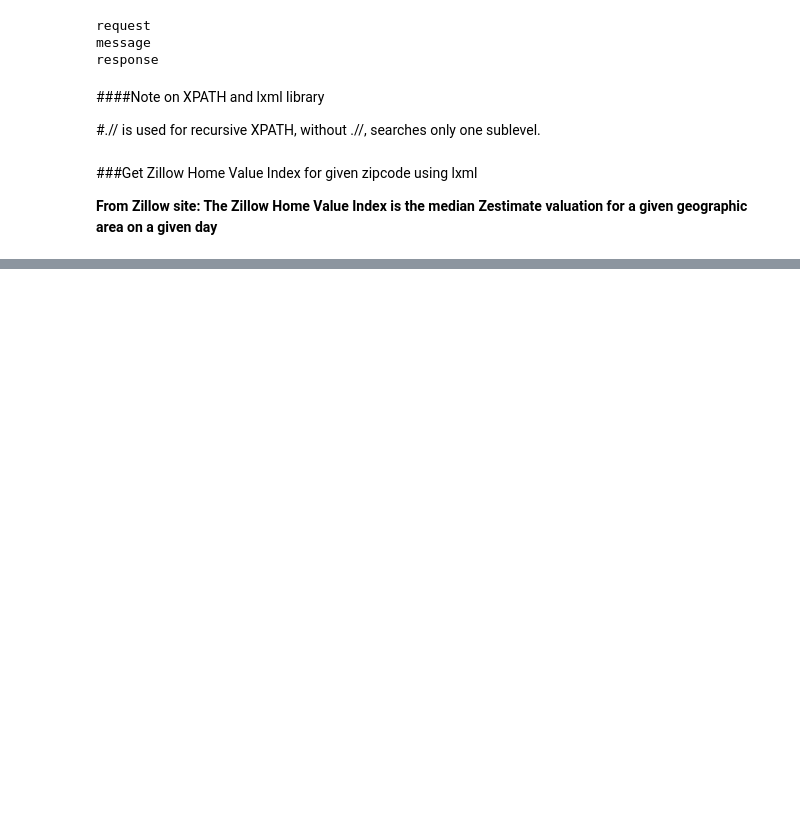
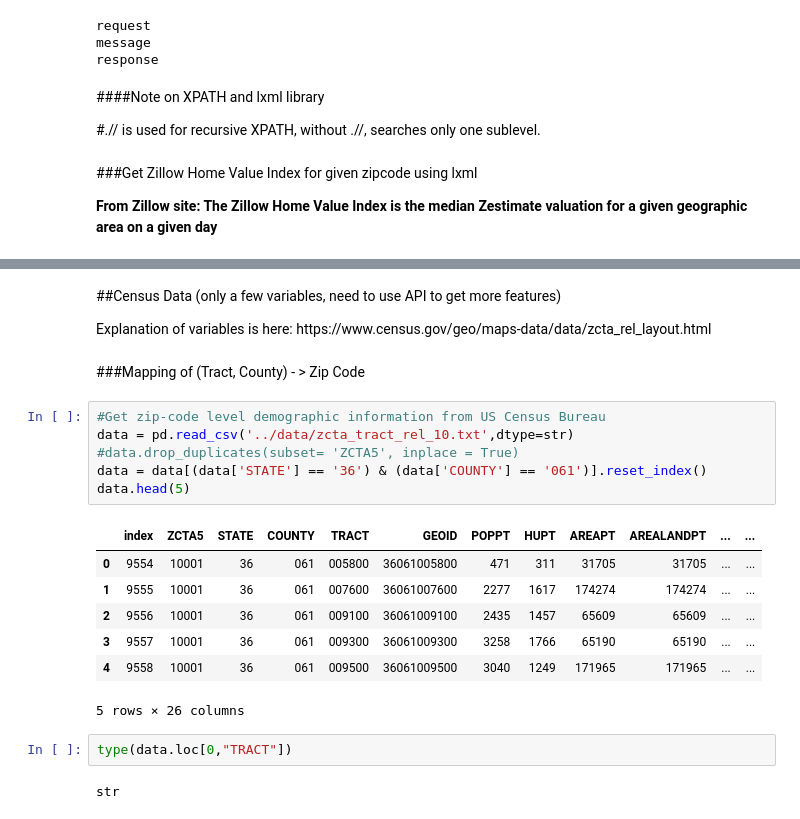
Before and after one commit to luiscvargas/insight_project, a Jupyter notebook: app/market_saturation_first_week.ipynb, the cells around one changed output, grey strips where cells are left out. Saved outputs shown, nothing was run; the diff lists cells and outputs as text; blank space fills up the shorter version.

```diff
--- a/app/market_saturation_first_week.ipynb
+++ b/app/market_saturation_first_week.ipynb
@@ -422,0 +368,23 @@ print zillow_value_index
+# %% [markdown]
+##Census Data (only a few variables, need to use API to get more features)
+<p>Explanation of variables is here: https://www.census.gov/geo/maps-data/data/zcta_rel_layout.html</p>
+# %% [markdown]
+###Mapping of (Tract, County) - > Zip Code
+# %%
+#Get zip-code level demographic information from US Census Bureau
+data = pd.read_csv('../data/zcta_tract_rel_10.txt',dtype=str)
+#data.drop_duplicates(subset= 'ZCTA5', inplace = True)
+data = data[(data['STATE'] == '36') & (data['COUNTY'] == '061')].reset_index()
+data.head(5)
+# %% [output]
+|  | index | ZCTA5 | STATE | COUNTY | TRACT | GEOID | POPPT | HUPT | AREAPT | AREALANDPT | ... | ... |
+| 0 | 9554 | 10001 | 36 | 061 | 005800 | 36061005800 | 471 | 311 | 31705 | 31705 | ... | ... |
+| 1 | 9555 | 10001 | 36 | 061 | 007600 | 36061007600 | 2277 | 1617 | 174274 | 174274 | ... | ... |
+| 2 | 9556 | 10001 | 36 | 061 | 009100 | 36061009100 | 2435 | 1457 | 65609 | 65609 | ... | ... |
+| 3 | 9557 | 10001 | 36 | 061 | 009300 | 36061009300 | 3258 | 1766 | 65190 | 65190 | ... | ... |
+| 4 | 9558 | 10001 | 36 | 061 | 009500 | 36061009500 | 3040 | 1249 | 171965 | 171965 | ... | ... |
+5 rows × 26 columns
+# %%
+type(data.loc[0,"TRACT"])
+# %% [output]
+str
```
Also changed, not shown: parts of 36 cells of this notebook.
